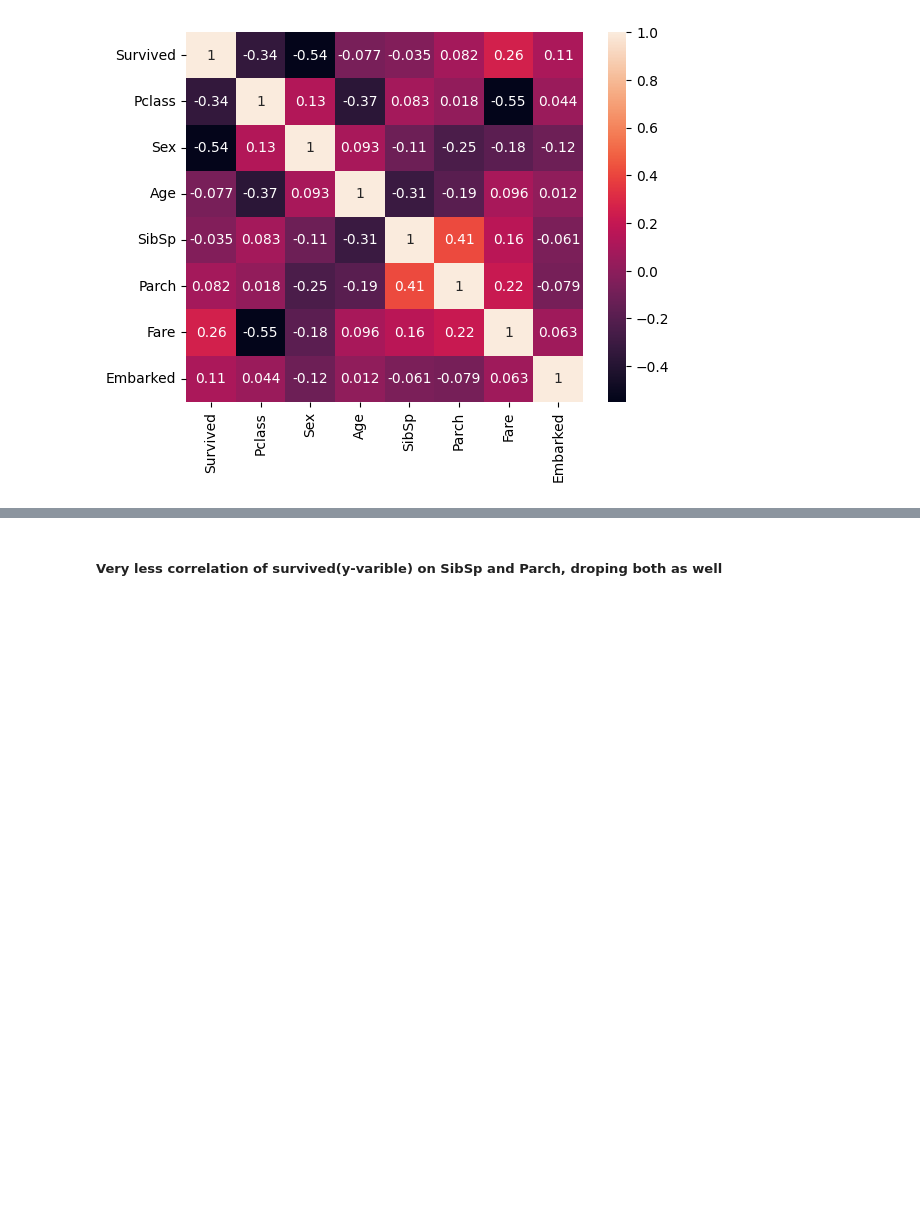
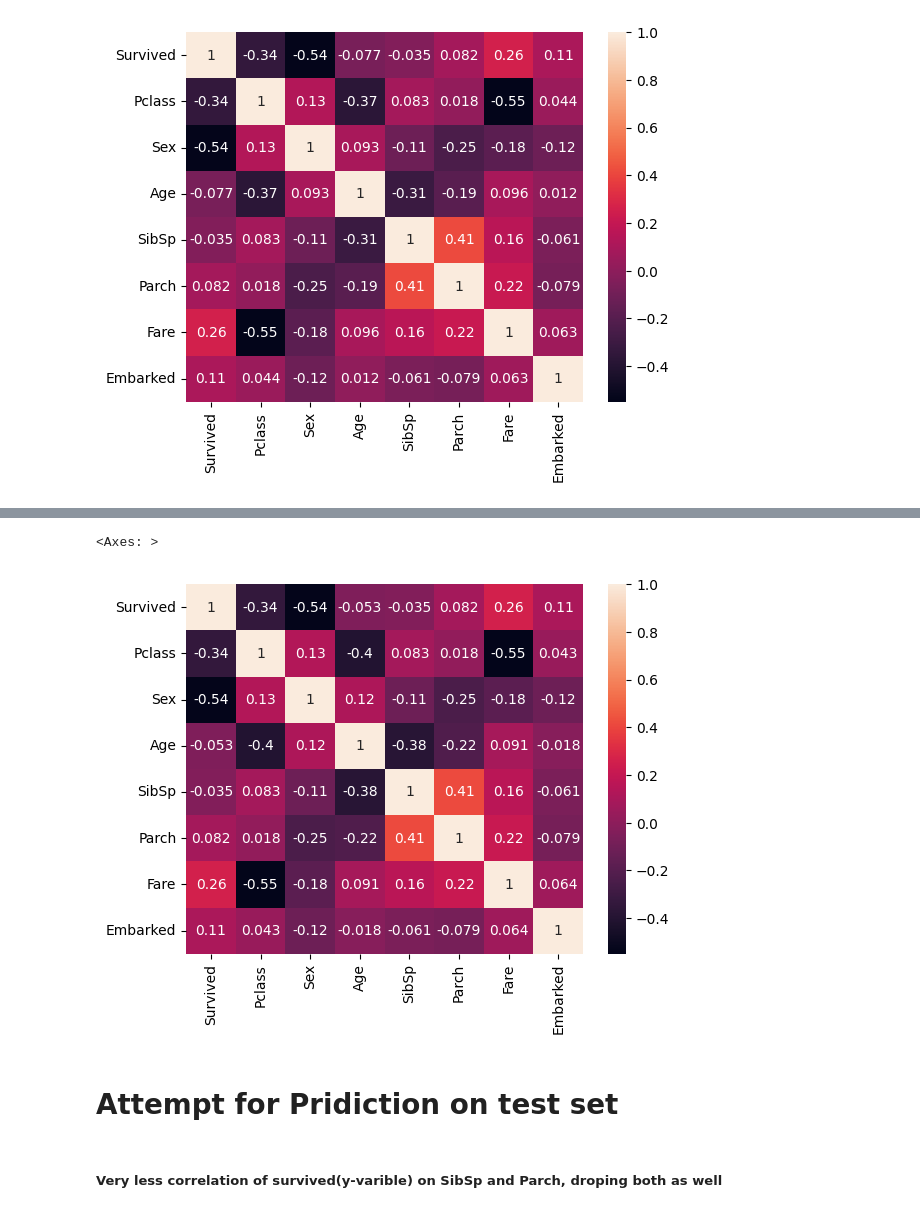
Before and after one commit to aliyan08/CodeAlpha_Titanic_Classification, a Jupyter notebook: mode.ipynb, the cells around one changed output, grey strips where cells are left out. Cells and saved outputs as stored; diff of their text form; code cells hidden in the pictures; blank space fills up the shorter version.

```diff
--- a/mode.ipynb
+++ b/mode.ipynb
@@ -55,7 +55,7 @@ memory usage: 83.7+ KB
 data["Sex"] = data["Sex"].map({"male": 1, "female": 0}) #male = 1, female = 0
 data["Embarked"] = data["Embarked"].map({"S": 0, "C": 1, "Q": 2}) #S = 0, C = 1, Q = 2
 # %%
-data.drop(["Name", "Ticket", "Cabin", "PassengerId"], axis = 1, inplace = True)
+data.drop(["PassengerId","Name", "Ticket","Cabin"], axis = 1, inplace = True)
 # %%
 data.info()
 # %% [output]
@@ -83,0 +122,22 @@ sns.heatmap(correlation_matrix, annot = True)
+# %%
+## KNN model for missing values of embarked
+from sklearn.neighbors import KNeighborsClassifier
+
+# Split the dataset into two parts: one with non-null values and one with null values
+train_data = data.dropna(subset=['Embarked'])
+predict_data = data[data['Embarked'].isnull()]
+
+# Extract features and target variables for training
+X_train = train_data[['Pclass', 'Sex', 'Age', 'SibSp', 'Parch', 'Fare']]
+y_train = train_data['Embarked']
+
+# Train the KNN model
+model = KNeighborsClassifier(n_neighbors=3)
+model.fit(X_train, y_train)
+
+# Use the trained model to predict missing values
+X_predict = predict_data[['Pclass', 'Sex', 'Age', 'SibSp', 'Parch', 'Fare']]
+predicted_embarked = model.predict(X_predict)
+
+# Fill null values of no_of_bedrooms with predicted values
+data.loc[data['Embarked'].isnull(), 'Embarked'] = predicted_embarked
@@ -84,3 +156,11 @@ sns.heatmap(correlation_matrix, annot = True)
+# %%
+correlation_matrix = data.corr()
+sns.heatmap(correlation_matrix, annot = True)
+# %% [output]
+<Axes: >
+[figure, added]
+# %% [markdown]
+# Attempt for Pridiction on test set
 # %% [markdown]
 ##### Very less correlation of survived(y-varible) on SibSp and Parch, droping both as well
 # %%
```
Also changed, not shown: parts of 27 cells of this notebook.
